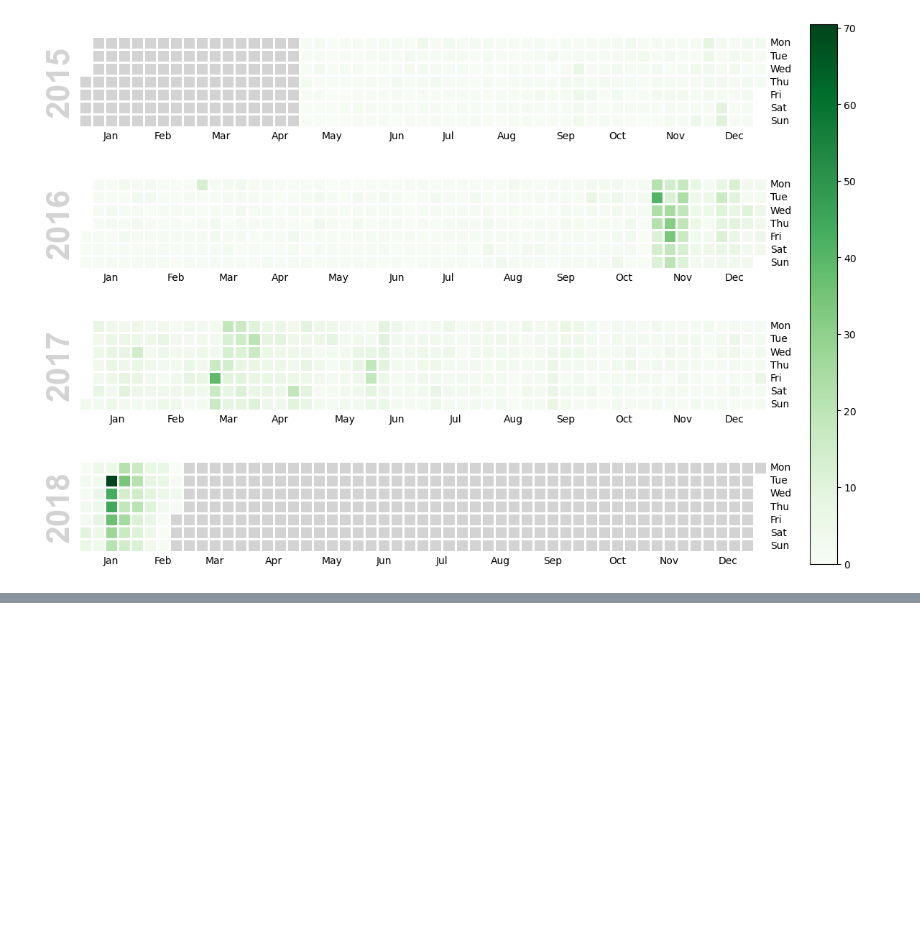
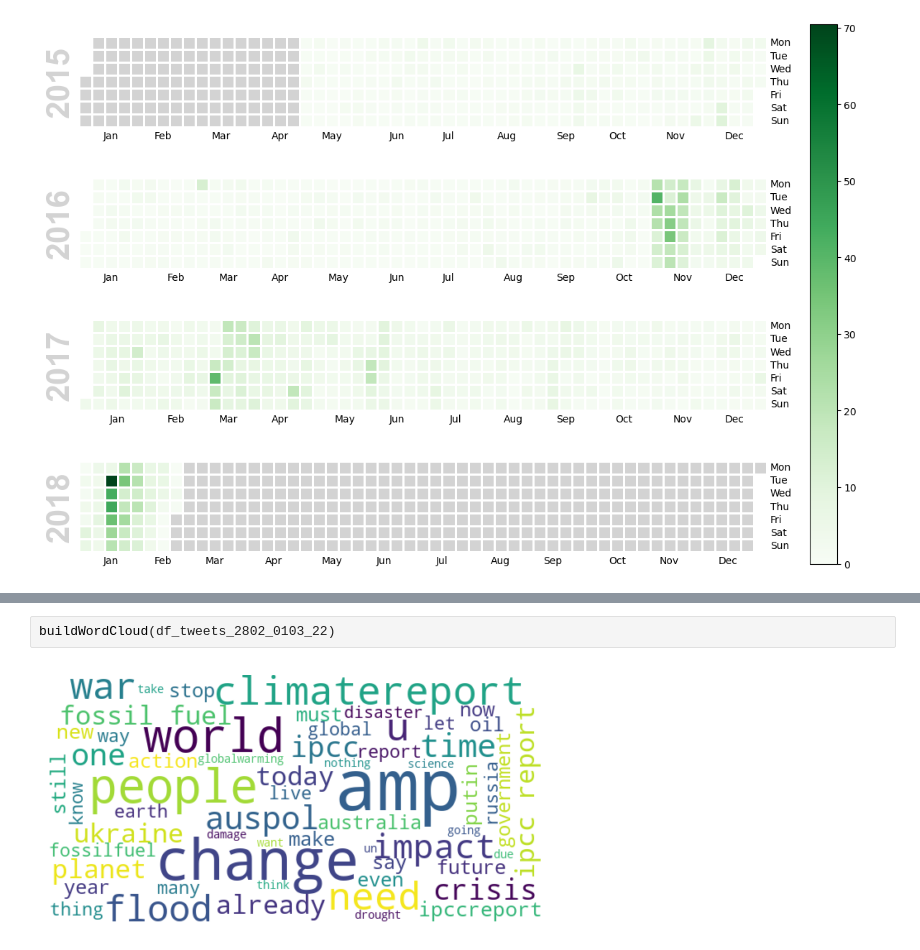
Before and after one commit to yarynakorduba/smt, a Jupyter notebook: twitter_res/visualizations.ipynb, the cells around one changed output, grey strips where cells are left out. Drawn from its saved outputs; the diff is of its cells as text; blank space fills up the shorter version.

```diff
--- a/twitter_res/visualizations.ipynb
+++ b/twitter_res/visualizations.ipynb
@@ -414,0 +464,4 @@ buildWordCloud(df_tweets_30_06_22)
+# %%
+buildWordCloud(df_tweets_2802_0103_22)
+# %% [output]
+[figure, added]
```
Also changed, not shown: parts of 12 cells of this notebook, 1 other file.
